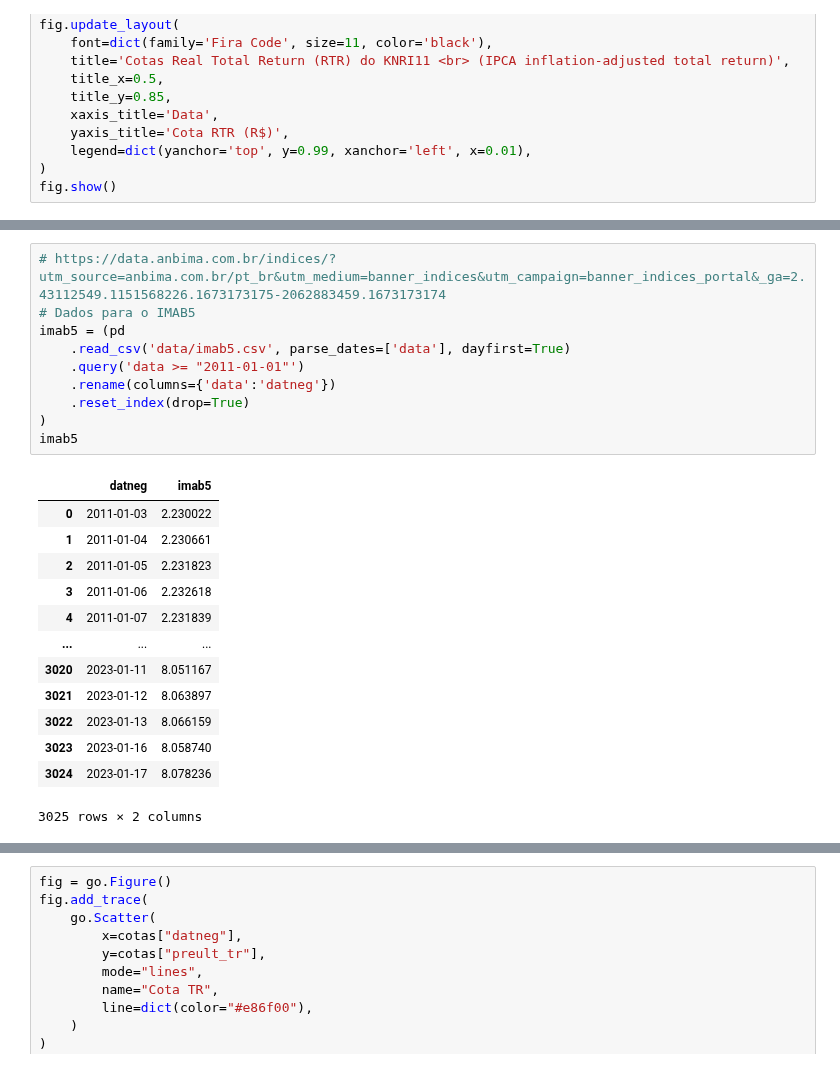
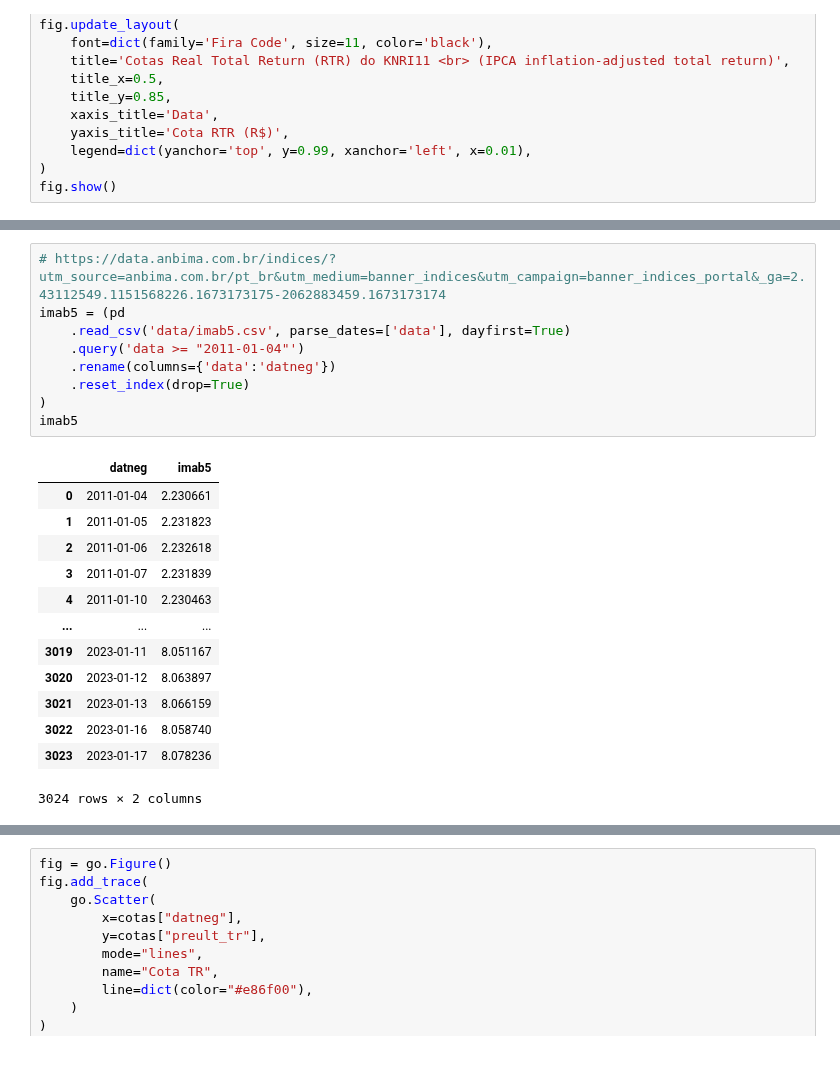
Before and after one commit to crdcj/medium, a Jupyter notebook: KNRI_PERF/knri.ipynb, the cells around one changed output, grey strips where cells are left out. Saved outputs shown, nothing was run; the diff lists cells and outputs as text.

```diff
--- a/KNRI_PERF/knri.ipynb
+++ b/KNRI_PERF/knri.ipynb
@@ -277,28 +277,27 @@ Total de anos no periodo = 12.03 anos
 Ganho real anualizado = 4.01%
 # %%
 # https://data.anbima.com.br/indices/?utm_source=anbima.com.br/pt_br&utm_medium=banner_indices&utm_campaign=banner_indices_portal&_ga=2.43112549.1151568226.1673173175-2062883459.1673173174
-# Dados para o IMAB5
 imab5 = (pd
     .read_csv('data/imab5.csv', parse_dates=['data'], dayfirst=True)
-    .query('data >= "2011-01-01"')
+    .query('data >= "2011-01-04"')
     .rename(columns={'data':'datneg'})
     .reset_index(drop=True)
 )
 imab5
 # %% [output]
 |  | datneg | imab5 |
-| 0 | 2011-01-03 | 2.230022 |
-| 1 | 2011-01-04 | 2.230661 |
-| 2 | 2011-01-05 | 2.231823 |
-| 3 | 2011-01-06 | 2.232618 |
-| 4 | 2011-01-07 | 2.231839 |
+| 0 | 2011-01-04 | 2.230661 |
+| 1 | 2011-01-05 | 2.231823 |
+| 2 | 2011-01-06 | 2.232618 |
+| 3 | 2011-01-07 | 2.231839 |
+| 4 | 2011-01-10 | 2.230463 |
 | ... | ... | ... |
-| 3020 | 2023-01-11 | 8.051167 |
-| 3021 | 2023-01-12 | 8.063897 |
-| 3022 | 2023-01-13 | 8.066159 |
-| 3023 | 2023-01-16 | 8.058740 |
-| 3024 | 2023-01-17 | 8.078236 |
+| 3019 | 2023-01-11 | 8.051167 |
+| 3020 | 2023-01-12 | 8.063897 |
+| 3021 | 2023-01-13 | 8.066159 |
+| 3022 | 2023-01-16 | 8.058740 |
+| 3023 | 2023-01-17 | 8.078236 |
-3025 rows × 2 columns
+3024 rows × 2 columns
 # %%
 # Normalizar o início do índice para 100
 imab5['imab5_norm'] = 100* imab5['imab5'] / imab5['imab5'].iloc[0]
```
Also changed, not shown: parts of 7 cells of this notebook, 1 other file.
